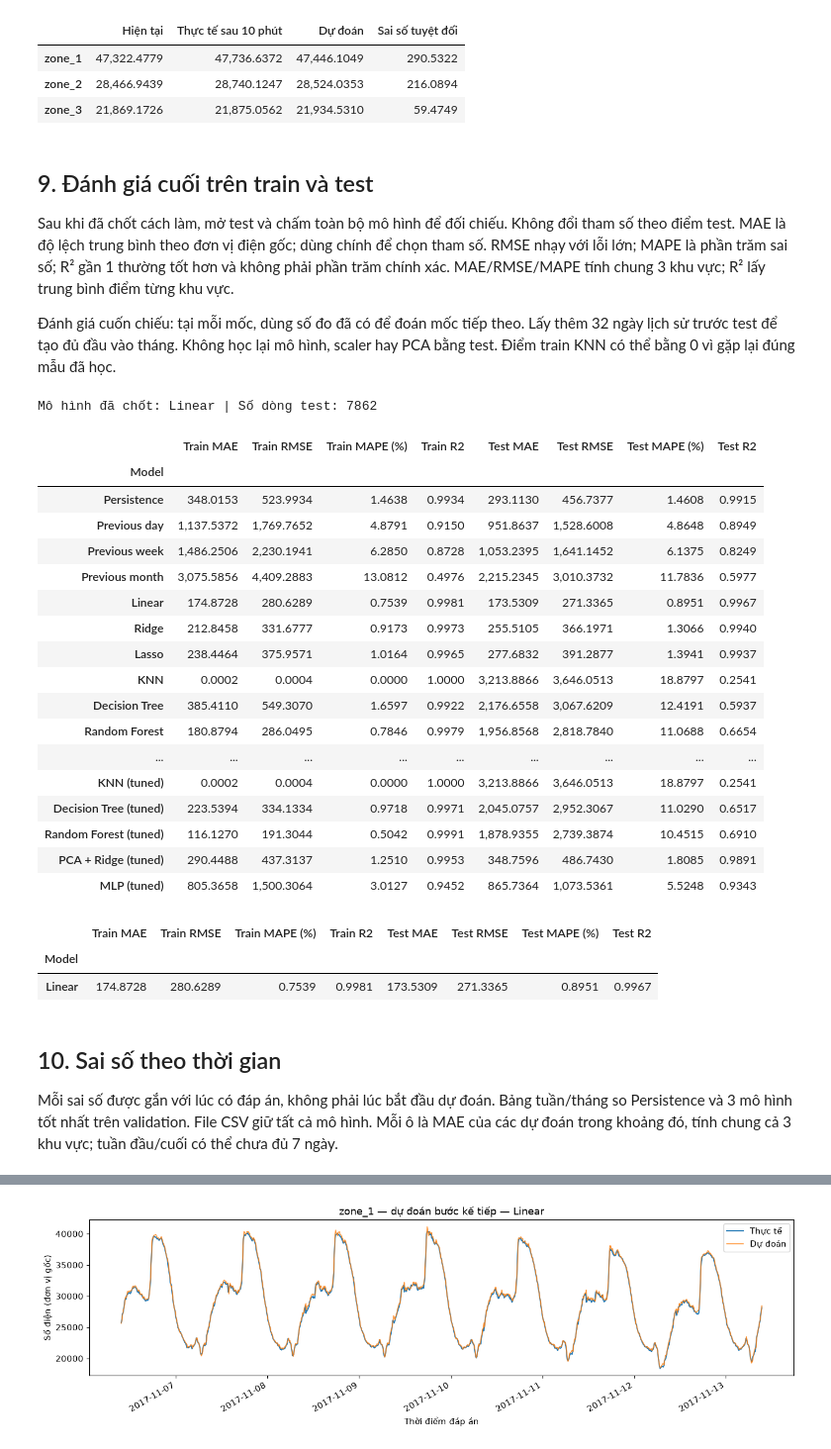
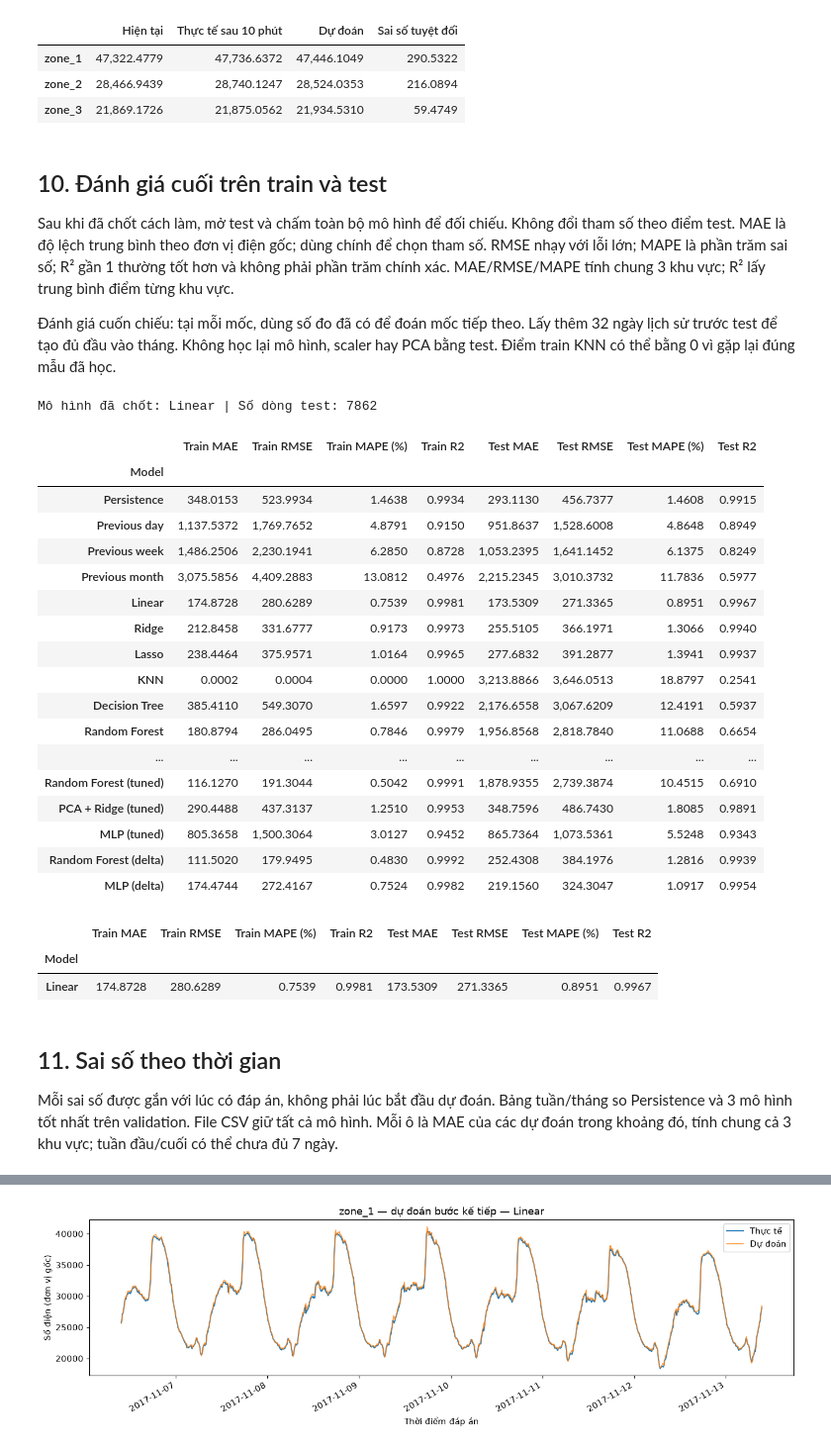
Before and after one commit to huy1907ddddddd/DS66B_group_14, a Jupyter notebook: notebooks/GridWatch_Colab.ipynb, the cells around one changed output, grey strips where cells are left out. Shown at 99% size. Cells and saved outputs as stored; diff of their text form; code cells hidden in the pictures.

Commit message:
Compare delta-target learning and grouped feature removal on development data

```diff
--- a/notebooks/GridWatch_Colab.ipynb
+++ b/notebooks/GridWatch_Colab.ipynb
@@ -353,0 +418,17 @@ MLP | Tham số: {'regressor__mlpregressor__alpha': 0.1, 'regressor__mlpregresso
+# %%
+delta_train = y_train.to_numpy() - X_train_all[zones].to_numpy()
+delta_names, delta_rows = set(), []
+for name in ['Random Forest', 'MLP']:
+    model = clone(tuned[name])
+    cv_errors = -cross_val_score(model, X_train, delta_train, scoring='neg_mean_absolute_error',
+                                 cv=cv, n_jobs=1, error_score='raise')
+    model.fit(X_train, delta_train)
+    label = name + ' (delta)'
+    predicted = X_val_all[zones].to_numpy() + model.predict(X_val)
+    extra_models[label], extra_columns[label] = model, selected_columns
+    delta_names.add(label)
+    val_predictions[label] = predicted
+    before_mae = mean_absolute_error(y_val, val_predictions[name + ' (tuned)'])
+    delta_rows.append([label, before_mae, cv_errors.mean(), cv_errors.std(), *metrics(y_val, predicted)])
+delta_results = pd.DataFrame(delta_rows, columns=['Model', 'Validation MAE trước', 'CV MAE delta', 'CV độ lệch chuẩn'] + metric_names).set_index('Model')
+display(delta_results)
@@ -359,6 +445,16 @@ Chọn mô hình có MAE validation nhỏ nhất trước khi mở test; kể c
 candidates = models.copy()
 for name, model in tuned.items():
     candidates[name + ' (tuned)'] = model
+candidates.update(extra_models)
+candidate_columns = {name: selected_columns for name in candidates}
+candidate_columns.update(extra_columns)
+
+def predict_candidate(name, inputs):
+    predicted = candidates[name].predict(inputs[candidate_columns[name]])
+    if name in delta_names:
+        predicted = inputs[zones].to_numpy() + predicted
+    return predicted
+
 validation_rows = [[name, *metrics(y_val, predicted)] for name, predicted in val_predictions.items()]
 validation_results = pd.DataFrame(validation_rows, columns=['Model'] + metric_names).set_index('Model').sort_values('MAE')
 best_name = validation_results.index[0]
@@ -404,7 +500,7 @@ MAE của riêng thời điểm này: 188.6988431684343
 | zone_2 | 28,466.9439 | 28,740.1247 | 28,524.0353 | 216.0894 |
 | zone_3 | 21,869.1726 | 21,875.0562 | 21,934.5310 | 59.4749 |
 # %% [markdown]
-## 9. Đánh giá cuối trên train và test
+## 10. Đánh giá cuối trên train và test
 Sau khi đã chốt cách làm, mở test và chấm toàn bộ mô hình để đối chiếu. Không đổi tham số theo điểm test.
 MAE là độ lệch trung bình theo đơn vị điện gốc; dùng chính để chọn tham số.
 RMSE nhạy với lỗi lớn; MAPE là phần trăm sai số; R² gần 1 thường tốt hơn và không phải phần trăm chính xác.
@@ -425,46 +521,46 @@ in_test = test_origin >= test.time.iloc[0]
 X_test_all, y_test = X_test_all.loc[in_test], y_test.loc[in_test]
 test_origin, test_target_time = test_origin.loc[in_test], test_target_time.loc[in_test]
 X_test = X_test_all[selected_columns]
 assert target_time[validation].max() < test_origin.min()
 train_predictions = {name: X_train_all[columns].to_numpy() for name, columns in baseline_columns.items()}
 test_predictions = {name: X_test_all[columns].to_numpy() for name, columns in baseline_columns.items()}
-for name, model in candidates.items():
-    train_predictions[name] = model.predict(X_train)
-    test_predictions[name] = model.predict(X_test)
+for name in candidates:
+    train_predictions[name] = predict_candidate(name, X_train_all)
+    test_predictions[name] = predict_candidate(name, X_test_all)
 metric_rows = []
 for name in val_predictions:
     metric_rows.append([name, *metrics(y_train, train_predictions[name]), *metrics(y_test, test_predictions[name])])
 columns = ['Model'] + ['Train ' + m for m in metric_names] + ['Test ' + m for m in metric_names]
 train_test_results = pd.DataFrame(metric_rows, columns=columns).set_index('Model')
 display(train_test_results)
 best_test_prediction = test_predictions[best_name]
 print('Mô hình đã chốt:', best_name, '| Số dòng test:', len(y_test))
 display(train_test_results.loc[[best_name]])
 # %% [output]
 Mô hình đã chốt: Linear | Số dòng test: 7862
 |  | Train MAE | Train RMSE | Train MAPE (%) | Train R2 | Test MAE | Test RMSE | Test MAPE (%) | Test R2 |
 | Model |  |  |  |  |  |  |  |  |
 | Persistence | 348.0153 | 523.9934 | 1.4638 | 0.9934 | 293.1130 | 456.7377 | 1.4608 | 0.9915 |
 | Previous day | 1,137.5372 | 1,769.7652 | 4.8791 | 0.9150 | 951.8637 | 1,528.6008 | 4.8648 | 0.8949 |
 | Previous week | 1,486.2506 | 2,230.1941 | 6.2850 | 0.8728 | 1,053.2395 | 1,641.1452 | 6.1375 | 0.8249 |
 | Previous month | 3,075.5856 | 4,409.2883 | 13.0812 | 0.4976 | 2,215.2345 | 3,010.3732 | 11.7836 | 0.5977 |
 | Linear | 174.8728 | 280.6289 | 0.7539 | 0.9981 | 173.5309 | 271.3365 | 0.8951 | 0.9967 |
 | Ridge | 212.8458 | 331.6777 | 0.9173 | 0.9973 | 255.5105 | 366.1971 | 1.3066 | 0.9940 |
 | Lasso | 238.4464 | 375.9571 | 1.0164 | 0.9965 | 277.6832 | 391.2877 | 1.3941 | 0.9937 |
 | KNN | 0.0002 | 0.0004 | 0.0000 | 1.0000 | 3,213.8866 | 3,646.0513 | 18.8797 | 0.2541 |
 | Decision Tree | 385.4110 | 549.3070 | 1.6597 | 0.9922 | 2,176.6558 | 3,067.6209 | 12.4191 | 0.5937 |
 | Random Forest | 180.8794 | 286.0495 | 0.7846 | 0.9979 | 1,956.8568 | 2,818.7840 | 11.0688 | 0.6654 |
 | ... | ... | ... | ... | ... | ... | ... | ... | ... |
-| KNN (tuned) | 0.0002 | 0.0004 | 0.0000 | 1.0000 | 3,213.8866 | 3,646.0513 | 18.8797 | 0.2541 |
-| Decision Tree (tuned) | 223.5394 | 334.1334 | 0.9718 | 0.9971 | 2,045.0757 | 2,952.3067 | 11.0290 | 0.6517 |
 | Random Forest (tuned) | 116.1270 | 191.3044 | 0.5042 | 0.9991 | 1,878.9355 | 2,739.3874 | 10.4515 | 0.6910 |
 | PCA + Ridge (tuned) | 290.4488 | 437.3137 | 1.2510 | 0.9953 | 348.7596 | 486.7430 | 1.8085 | 0.9891 |
 | MLP (tuned) | 805.3658 | 1,500.3064 | 3.0127 | 0.9452 | 865.7364 | 1,073.5361 | 5.5248 | 0.9343 |
+| Random Forest (delta) | 111.5020 | 179.9495 | 0.4830 | 0.9992 | 252.4308 | 384.1976 | 1.2816 | 0.9939 |
+| MLP (delta) | 174.4744 | 272.4167 | 0.7524 | 0.9982 | 219.1560 | 324.3047 | 1.0917 | 0.9954 |
 |  | Train MAE | Train RMSE | Train MAPE (%) | Train R2 | Test MAE | Test RMSE | Test MAPE (%) | Test R2 |
 | Model |  |  |  |  |  |  |  |  |
 | Linear | 174.8728 | 280.6289 | 0.7539 | 0.9981 | 173.5309 | 271.3365 | 0.8951 | 0.9967 |
 # %% [markdown]
-## 10. Sai số theo thời gian
+## 11. Sai số theo thời gian
 Mỗi sai số được gắn với lúc có đáp án, không phải lúc bắt đầu dự đoán.
 Bảng tuần/tháng so Persistence và 3 mô hình tốt nhất trên validation. File CSV giữ tất cả mô hình.
 Mỗi ô là MAE của các dự đoán trong khoảng đó, tính chung cả 3 khu vực; tuần đầu/cuối có thể chưa đủ 7 ngày.
```
Also changed, not shown: parts of 15 cells of this notebook, 10 other files.
